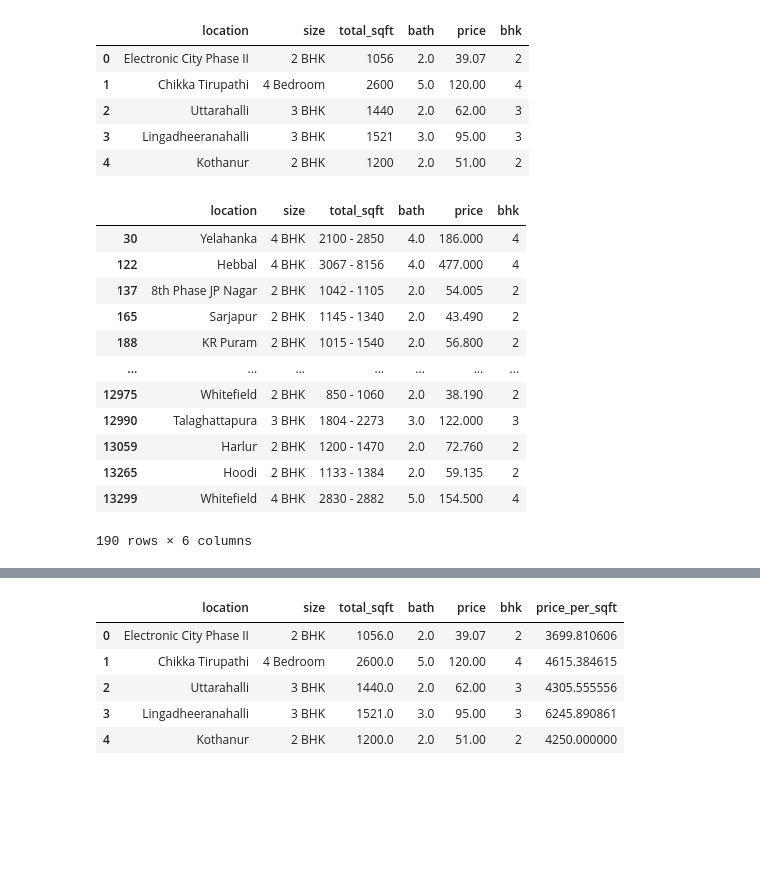
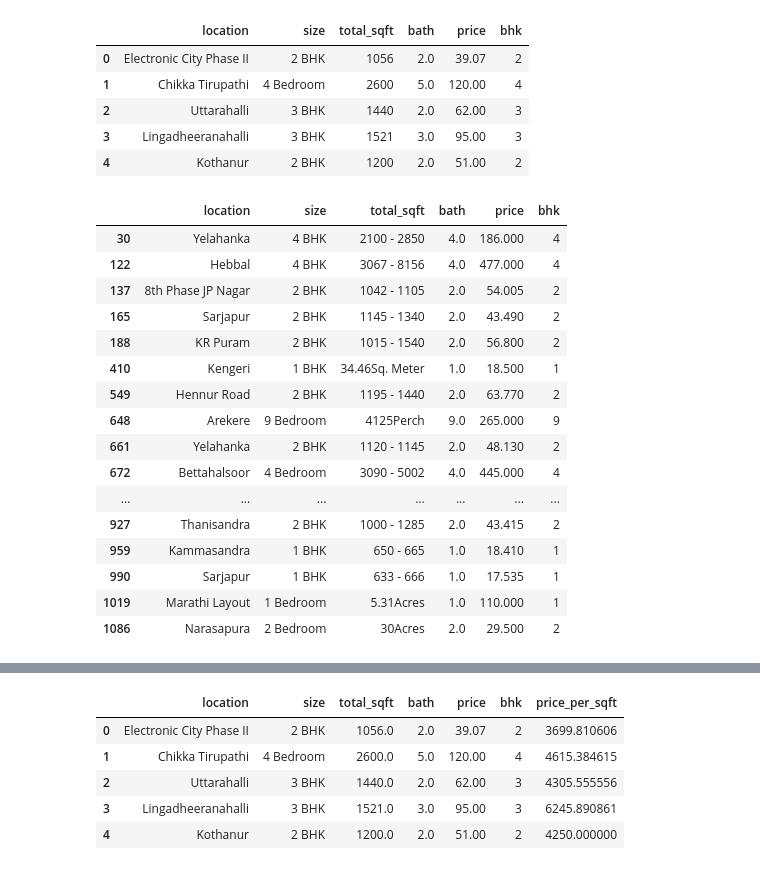
Before and after one commit to kamalesh346/home-price-prediction, a Jupyter notebook: py.ipynb, the cells around one changed output, grey strips where cells are left out. Cells and saved outputs as stored; diff of their text form; code cells hidden in the pictures; blank space fills up the shorter version.

```diff
--- a/py.ipynb
+++ b/py.ipynb
@@ -67,21 +67,25 @@ def is_float(x):
         return False
     return True
 # %%
-d3[~d3['total_sqft'].apply(is_float)]
+d3[~d3['total_sqft'].apply(is_float)].head(20)
 # %% [output]
 |  | location | size | total_sqft | bath | price | bhk |
 | 30 | Yelahanka | 4 BHK | 2100 - 2850 | 4.0 | 186.000 | 4 |
 | 122 | Hebbal | 4 BHK | 3067 - 8156 | 4.0 | 477.000 | 4 |
 | 137 | 8th Phase JP Nagar | 2 BHK | 1042 - 1105 | 2.0 | 54.005 | 2 |
 | 165 | Sarjapur | 2 BHK | 1145 - 1340 | 2.0 | 43.490 | 2 |
 | 188 | KR Puram | 2 BHK | 1015 - 1540 | 2.0 | 56.800 | 2 |
+| 410 | Kengeri | 1 BHK | 34.46Sq. Meter | 1.0 | 18.500 | 1 |
+| 549 | Hennur Road | 2 BHK | 1195 - 1440 | 2.0 | 63.770 | 2 |
+| 648 | Arekere | 9 Bedroom | 4125Perch | 9.0 | 265.000 | 9 |
+| 661 | Yelahanka | 2 BHK | 1120 - 1145 | 2.0 | 48.130 | 2 |
+| 672 | Bettahalsoor | 4 Bedroom | 3090 - 5002 | 4.0 | 445.000 | 4 |
 | ... | ... | ... | ... | ... | ... | ... |
-| 12975 | Whitefield | 2 BHK | 850 - 1060 | 2.0 | 38.190 | 2 |
-| 12990 | Talaghattapura | 3 BHK | 1804 - 2273 | 3.0 | 122.000 | 3 |
-| 13059 | Harlur | 2 BHK | 1200 - 1470 | 2.0 | 72.760 | 2 |
-| 13265 | Hoodi | 2 BHK | 1133 - 1384 | 2.0 | 59.135 | 2 |
-| 13299 | Whitefield | 4 BHK | 2830 - 2882 | 5.0 | 154.500 | 4 |
+| 927 | Thanisandra | 2 BHK | 1000 - 1285 | 2.0 | 43.415 | 2 |
+| 959 | Kammasandra | 1 BHK | 650 - 665 | 1.0 | 18.410 | 1 |
+| 990 | Sarjapur | 1 BHK | 633 - 666 | 1.0 | 17.535 | 1 |
+| 1019 | Marathi Layout | 1 Bedroom | 5.31Acres | 1.0 | 110.000 | 1 |
+| 1086 | Narasapura | 2 Bedroom | 30Acres | 2.0 | 29.500 | 2 |
-190 rows × 6 columns
 # %%
 def convert_sqft_to_num(x):
     tokens=x.split('-')
```
Also changed, not shown: parts of 20 cells of this notebook, 1 other file.
